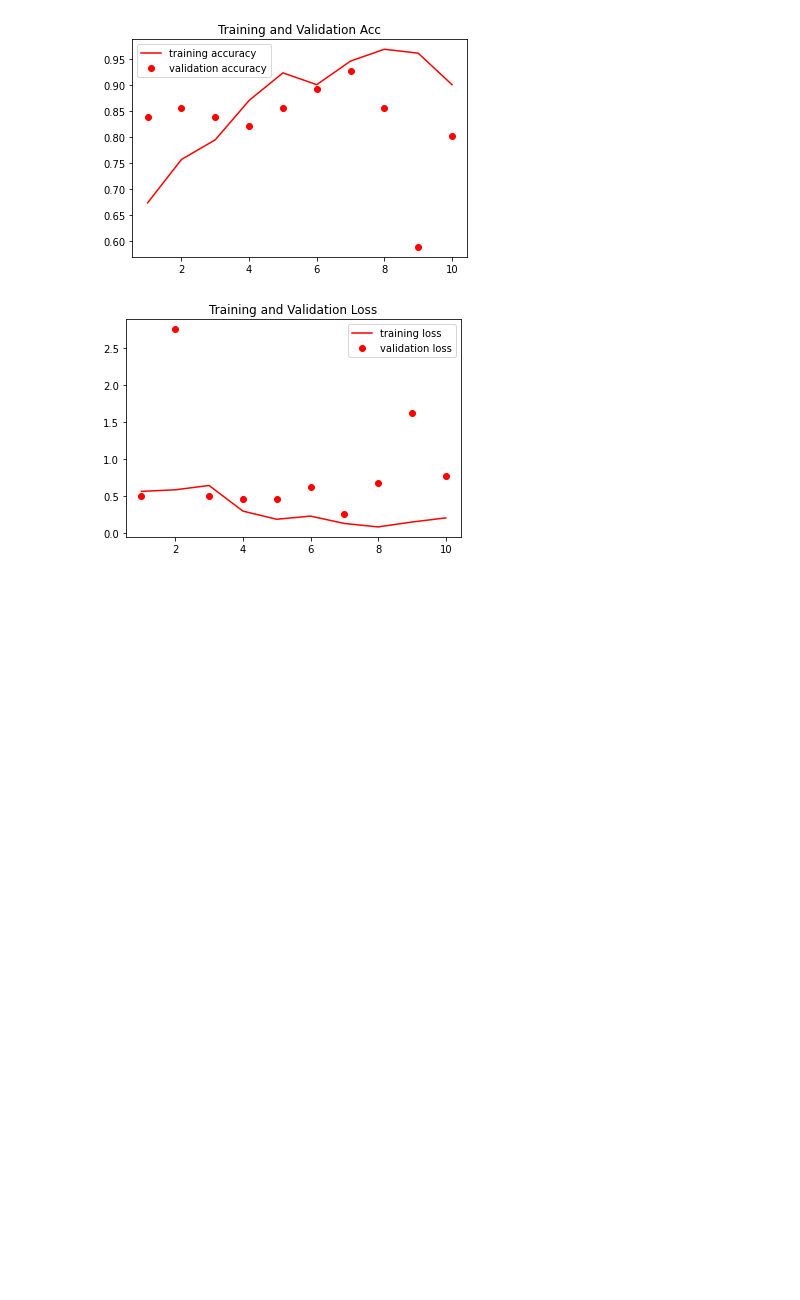
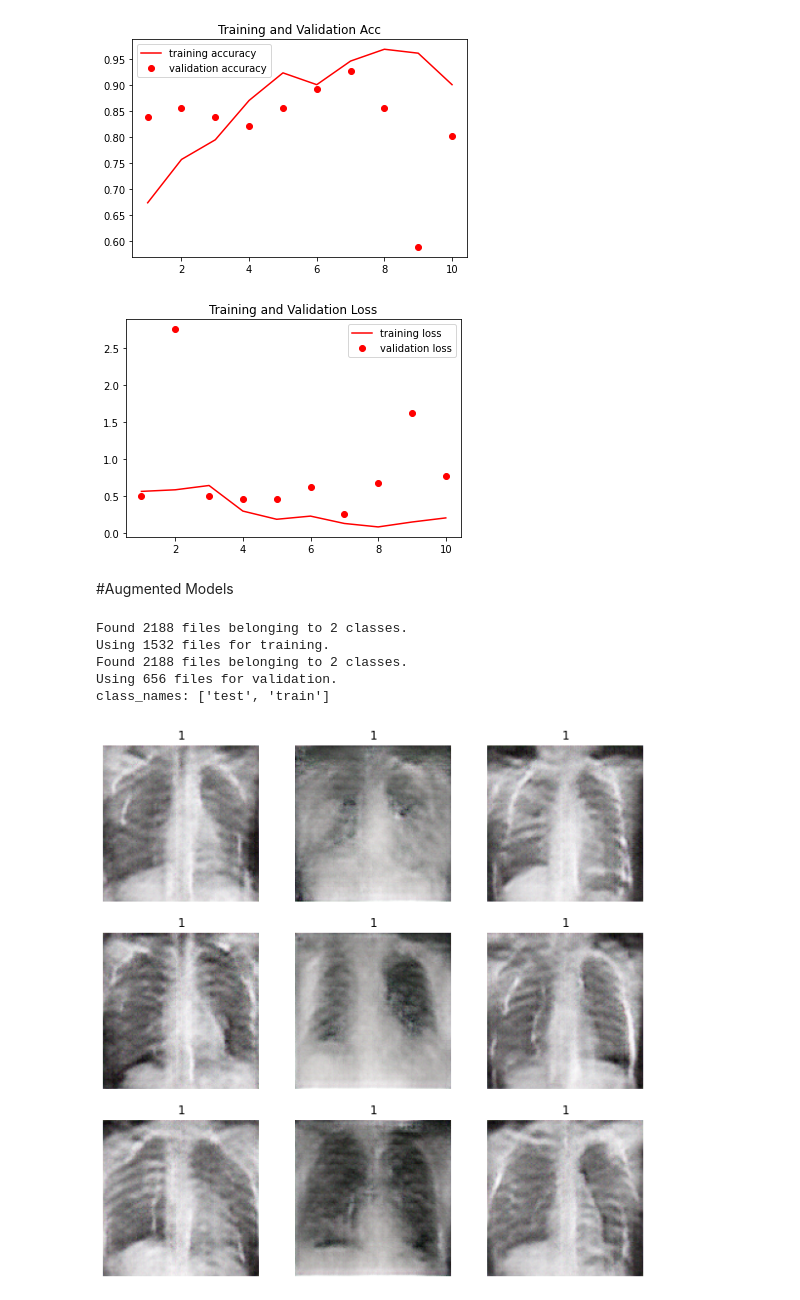
Before and after one commit to wiplash742000/Masters_Thesis_Automated_Detection_of_COVID_19_Using_GANs_and_CNNs, a Jupyter notebook: Jupyter Notebooks/CNNS/X_Ray_COVID_19_CNNs.ipynb, the cells around one changed output. Drawn from its saved outputs; the diff is of its cells as text; code cells hidden in the pictures; blank space fills up the shorter version.

Commit message:
Updating the X-Ray COVID-19 Dataset

```diff
--- a/Jupyter Notebooks/CNNS/X_Ray_COVID_19_CNNs.ipynb
+++ b/Jupyter Notebooks/CNNS/X_Ray_COVID_19_CNNs.ipynb
@@ -469,3 +469,43 @@ Epoch 10/10
 dict_keys(['loss', 'acc', 'val_loss', 'val_acc'])
 [figure]
 [figure]
+# %% [markdown]
+#Augmented Models
+# %%
+#Loading of images based on ref: https://keras.io/examples/vision/image_classification_from_scratch/
+
+image_size = (128, 128)
+batch_size = 16
+train_ds = tf.keras.utils.image_dataset_from_directory(xray_covid19_dataset, validation_split=0.3,
+    subset="training",
+    seed=1337,
+    image_size=image_size,
+    batch_size=batch_size,
+    shuffle='true',
+    crop_to_aspect_ratio=True
+)
+
+val_ds = tf.keras.utils.image_dataset_from_directory(xray_covid19_dataset, validation_split=0.3,
+    subset="validation",
+    seed=1337,
+    image_size=image_size,
+    batch_size=batch_size,
+    shuffle='true',
+    crop_to_aspect_ratio=True
+)
+plt.figure(figsize=(10, 10))
+for images, labels in train_ds.take(1):
+    for i in range(9):
+        ax = plt.subplot(3, 3, i + 1)
+        plt.imshow(images[i].numpy().astype("uint8"))
+        plt.title(int(labels[i]))
+        plt.axis("off")
+class_names = val_ds.class_names
+print( "class_names: " + str( class_names ) )
+# %% [output]
+Found 2188 files belonging to 2 classes.
+Using 1532 files for training.
+Found 2188 files belonging to 2 classes.
+Using 656 files for validation.
+class_names: ['test', 'train']
+[figure, added]
```
Also changed, not shown: parts of 5 cells of this notebook, 8 other files.
